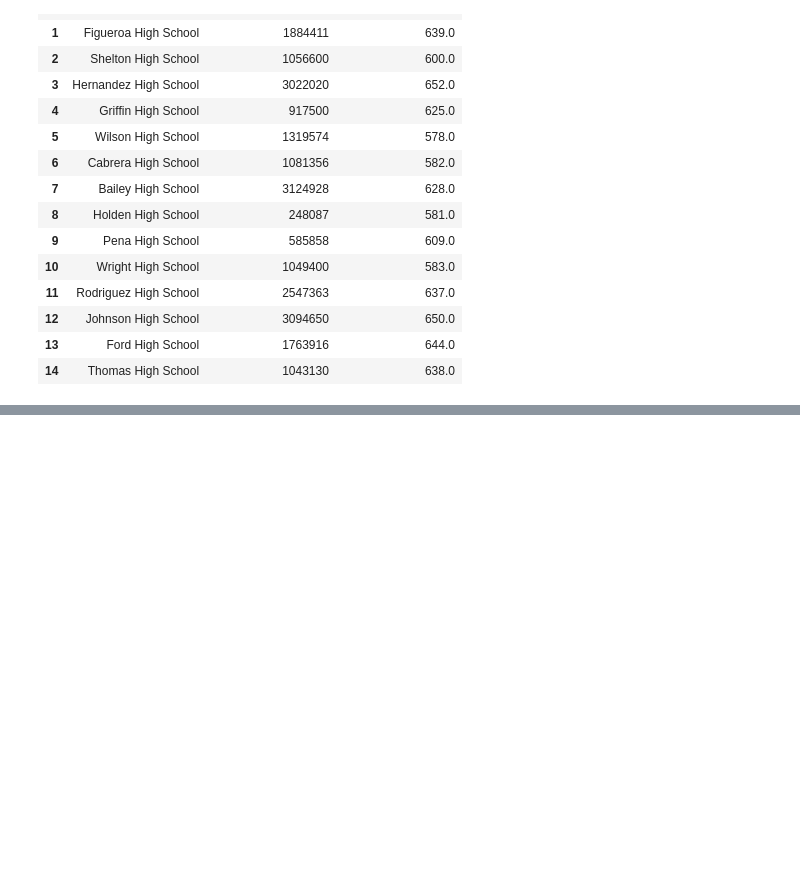
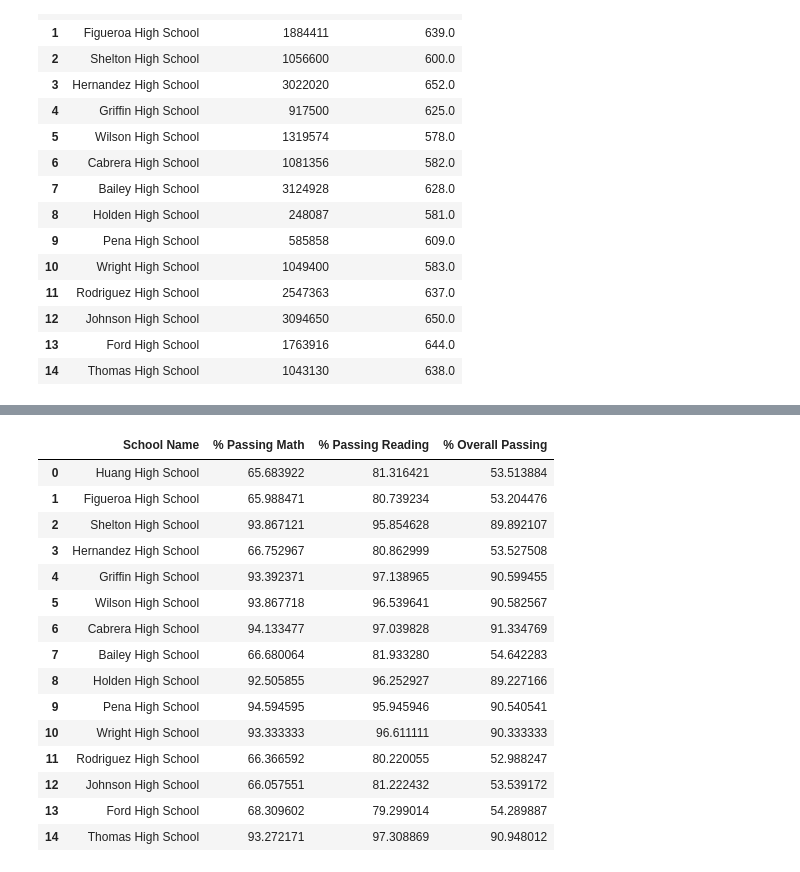
Before and after one commit to lishanisrikaran/pandas-challenge, a Jupyter notebook: PyCitySchools/PyCitySchools_Final.ipynb, the cells around one changed output, grey strips where cells are left out. Saved outputs shown, nothing was run; the diff lists cells and outputs as text; code cells hidden in the pictures; blank space fills up the shorter version.

```diff
--- a/PyCitySchools/PyCitySchools_Final.ipynb
+++ b/PyCitySchools/PyCitySchools_Final.ipynb
@@ -233,0 +323,44 @@ per_school_reading
+# %%
+# Use the provided code to calculate the passing rates
+# % Passing Math
+
+passing_math_percentage = pd.merge(per_school_counts, school_students_passing_math, on="School Name")
+passing_math_percentage["% Passing Math"] = (passing_math_percentage["Total Students Passing Math"] /  passing_math_percentage["Total Students"]*100)
+passing_math_percentage = passing_math_percentage[["School Name", "% Passing Math"]]
+passing_math_percentage
+
+
+# % Passing Reading
+
+passing_reading_percentage = pd.merge(per_school_counts, school_students_passing_reading, on="School Name")
+passing_reading_percentage["% Passing Reading"] = (passing_reading_percentage["Total Students Passing Reading"] /  passing_reading_percentage["Total Students"]*100)
+passing_reading_percentage = passing_reading_percentage[["School Name", "% Passing Reading"]]
+passing_reading_percentage
+
+# % Passing Overall
+
+passing_math_reading_percentage = pd.merge(per_school_counts, students_passing_math_and_reading, on="School Name")
+passing_math_reading_percentage["% Overall Passing"] = (passing_math_reading_percentage["Total Students Passing Math and Reading"] / passing_math_reading_percentage["Total Students"]*100)
+passing_math_reading_percentage = passing_math_reading_percentage[["School Name", "% Overall Passing"]]
+passing_math_reading_percentage
+
+passing_math_reading_percentages = pd.merge(passing_math_percentage, passing_reading_percentage, on="School Name")
+passing_percentages = pd.merge(passing_math_reading_percentages, passing_math_reading_percentage, on="School Name")
+passing_percentages
+# %% [output]
+|  | School Name | % Passing Math | % Passing Reading | % Overall Passing |
+| 0 | Huang High School | 65.683922 | 81.316421 | 53.513884 |
+| 1 | Figueroa High School | 65.988471 | 80.739234 | 53.204476 |
+| 2 | Shelton High School | 93.867121 | 95.854628 | 89.892107 |
+| 3 | Hernandez High School | 66.752967 | 80.862999 | 53.527508 |
+| 4 | Griffin High School | 93.392371 | 97.138965 | 90.599455 |
+| 5 | Wilson High School | 93.867718 | 96.539641 | 90.582567 |
+| 6 | Cabrera High School | 94.133477 | 97.039828 | 91.334769 |
+| 7 | Bailey High School | 66.680064 | 81.933280 | 54.642283 |
+| 8 | Holden High School | 92.505855 | 96.252927 | 89.227166 |
+| 9 | Pena High School | 94.594595 | 95.945946 | 90.540541 |
+| 10 | Wright High School | 93.333333 | 96.611111 | 90.333333 |
+| 11 | Rodriguez High School | 66.366592 | 80.220055 | 52.988247 |
+| 12 | Johnson High School | 66.057551 | 81.222432 | 53.539172 |
+| 13 | Ford High School | 68.309602 | 79.299014 | 54.289887 |
+| 14 | Thomas High School | 93.272171 | 97.308869 | 90.948012 |
```
Also changed, not shown: parts of 14 cells of this notebook.
